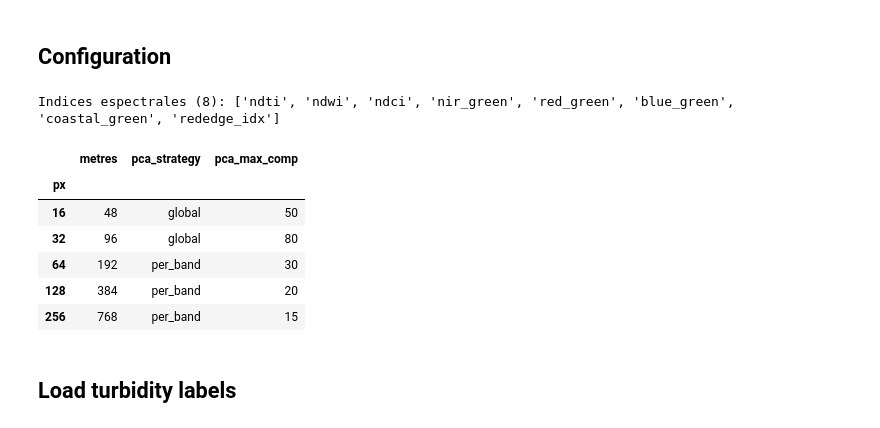
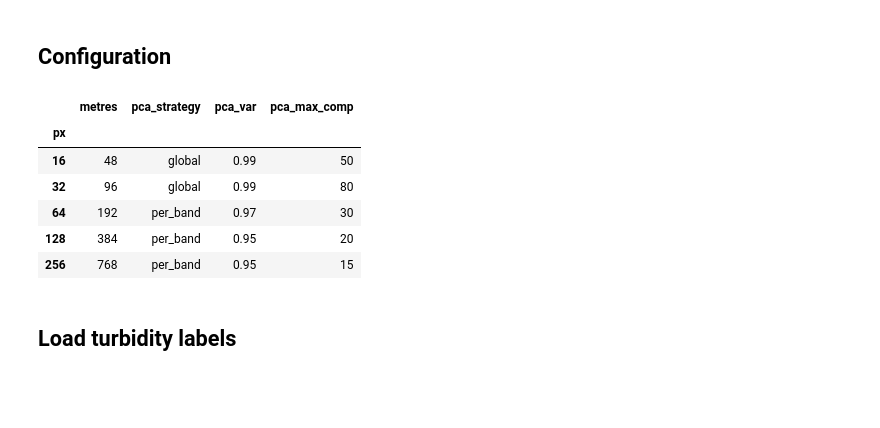
Before and after one commit to adricanovas/turbidity_satellite_estimation, a Jupyter notebook: code/04_feature_engineering.ipynb, the cells around one changed output. Cells and saved outputs as stored; diff of their text form; code cells hidden in the pictures; blank space fills up the shorter version.

```diff
--- a/code/04_feature_engineering.ipynb
+++ b/code/04_feature_engineering.ipynb
@@ -52,44 +52,41 @@ warnings.filterwarnings("ignore", category=RuntimeWarning)
 # %%
 FE_DIR = Path("../data/datasets")
 FE_DIR.mkdir(parents=True, exist_ok=True)
-
-PATCHES_DIR = PROCESSED_DIR / "patches"
 
 BAND_NAMES  = ["coastal", "blue", "green_i", "green", "yellow", "red", "red_edge", "nir"]
 INDEX_NAMES = [
     "ndti",          # Normalized Difference Turbidity Index  (NIR-green)
     "ndwi",          # Normalized Difference Water Index      (green-NIR)  McFeeters 1996
     "ndci",          # Normalized Difference Chlorophyll Index (red_edge-red)
     "nir_green",     # NIR / green  ratio
     "red_green",     # red / green  ratio
     "blue_green",    # blue / green ratio
     "coastal_green", # coastal / green ratio
     "rededge_idx",   # (red_edge-red)/(red_edge+red)  — equiv. NDCI, kept for compatibility
 ]
-STAT_NAMES  = ["mean", "median", "std", "p10", "p90"]
+STAT_NAMES  = ["mean", "median"]
+#STAT_NAMES  = ["mean", "median", "std", "p10", "p90"]
 META_COLS   = ["ctd", "date", "turbidity"]
 
 PATCH_CONFIGS = [
     {"px": 16,  "metres": 48,  "pca_strategy": "global",   "pca_var": 0.99, "pca_max_comp": 50},
     {"px": 32,  "metres": 96,  "pca_strategy": "global",   "pca_var": 0.99, "pca_max_comp": 80},
     {"px": 64,  "metres": 192, "pca_strategy": "per_band", "pca_var": 0.97, "pca_max_comp": 30},
     {"px": 128, "metres": 384, "pca_strategy": "per_band", "pca_var": 0.95, "pca_max_comp": 20},
     {"px": 256, "metres": 768, "pca_strategy": "per_band", "pca_var": 0.95, "pca_max_comp": 15},
 ]
 
 EPS = 1e-6
 
-print(f"Indices espectrales ({len(INDEX_NAMES)}): {INDEX_NAMES}")
 pd.DataFrame(PATCH_CONFIGS).set_index("px")
 # %% [output]
-Indices espectrales (8): ['ndti', 'ndwi', 'ndci', 'nir_green', 'red_green', 'blue_green', 'coastal_green', 'rededge_idx']
-|  | metres | pca_strategy | pca_max_comp |
-| px |  |  |  |
-| 16 | 48 | global | 50 |
-| 32 | 96 | global | 80 |
-| 64 | 192 | per_band | 30 |
-| 128 | 384 | per_band | 20 |
-| 256 | 768 | per_band | 15 |
+|  | metres | pca_strategy | pca_var | pca_max_comp |
+| px |  |  |  |  |
+| 16 | 48 | global | 0.99 | 50 |
+| 32 | 96 | global | 0.99 | 80 |
+| 64 | 192 | per_band | 0.97 | 30 |
+| 128 | 384 | per_band | 0.95 | 20 |
+| 256 | 768 | per_band | 0.95 | 15 |
 # %% [markdown]
 ## Load turbidity labels
 # %%
```
Also changed, not shown: 1 other file.
